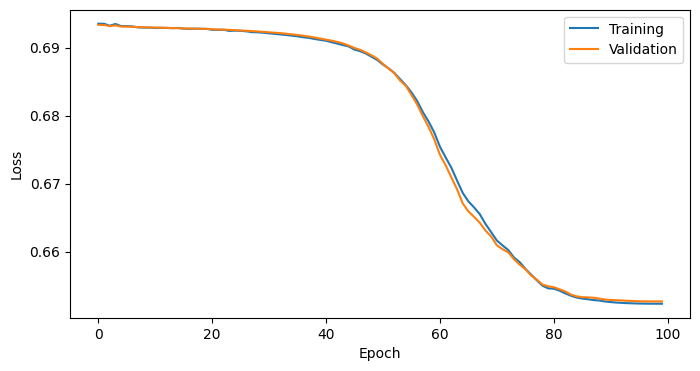
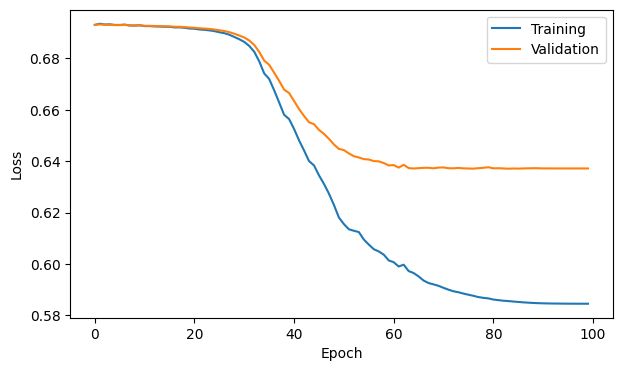
The change to this notebook cell's code, shown as a diff; its figure went from the first image to the second:
--- before
+++ after
@@ -1,3 +1,3 @@
-plt.figure(figsize=(8, 4))
+plt.figure(figsize=(7, 4))
 
 plt.plot(train_losses, label="Training")

Commit: final training for detection task